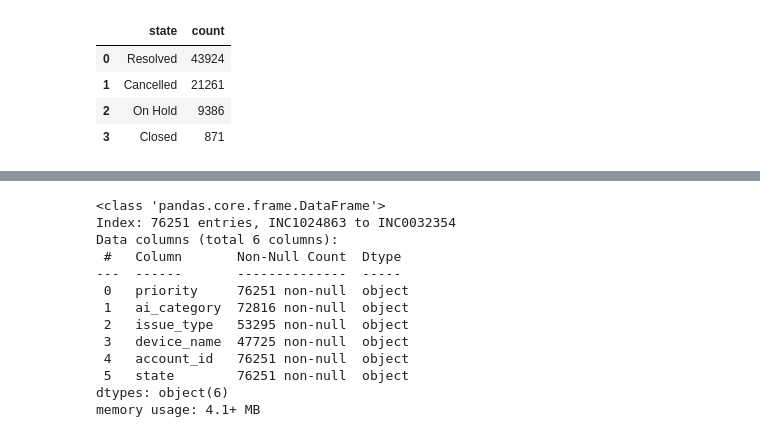
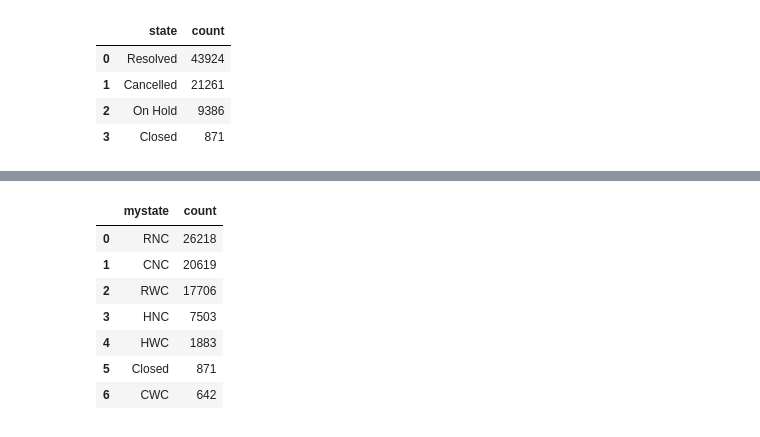
Before and after one commit to alihushyar/Capstone, a Jupyter notebook: Incident_Analysis_v1.0.ipynb, the cells around one changed output, grey strips where cells are left out. Cells and saved outputs as stored; diff of their text form; code cells hidden in the pictures.

```diff
--- a/Incident_Analysis_v1.0.ipynb
+++ b/Incident_Analysis_v1.0.ipynb
@@ -113 +187,12 @@ df_incf['state'].value_counts().reset_index()
+# %%
+df_incf['mystate'].value_counts().reset_index()
+# %% [output]
+|  | mystate | count |
+| 0 | RNC | 26218 |
+| 1 | CNC | 20619 |
+| 2 | RWC | 17706 |
+| 3 | HNC | 7503 |
+| 4 | HWC | 1883 |
+| 5 | Closed | 871 |
+| 6 | CWC | 642 |
 # %%
@@ -120,16 +201,0 @@ df_class.set_index('number', inplace=True)
-# %%
-df_class.info()
-# %% [output]
-<class 'pandas.core.frame.DataFrame'>
-Index: 76251 entries, INC1024863 to INC0032354
-Data columns (total 6 columns):
- #   Column       Non-Null Count  Dtype
----  ------       --------------  -----
- 0   priority     76251 non-null  object
- 1   ai_category  72816 non-null  object
- 2   issue_type   53295 non-null  object
- 3   device_name  47725 non-null  object
- 4   account_id   76251 non-null  object
- 5   state        76251 non-null  object
-dtypes: object(6)
-memory usage: 4.1+ MB
```
Also changed, not shown: parts of 39 cells of this notebook, 1 other file.
